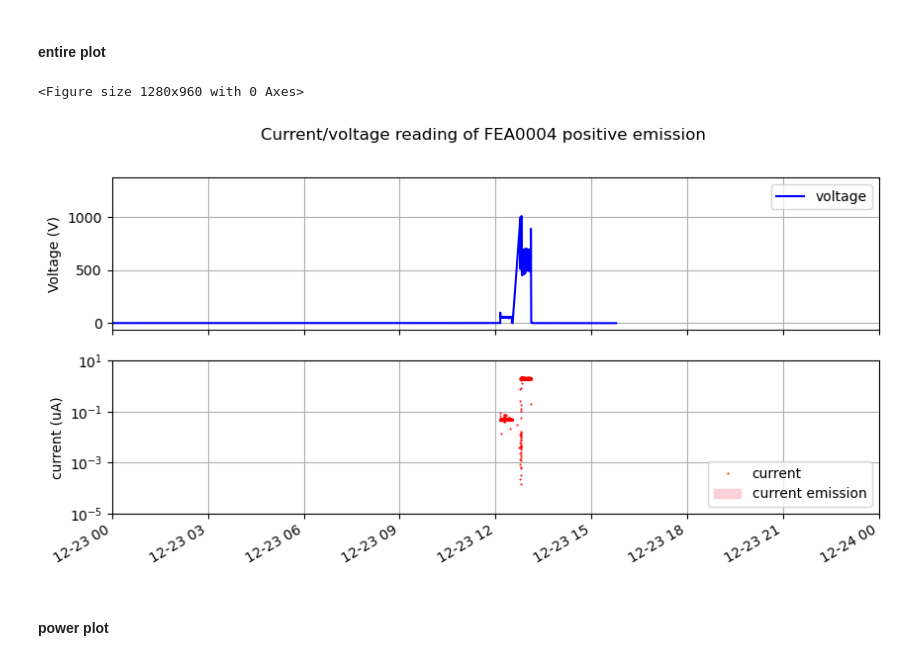
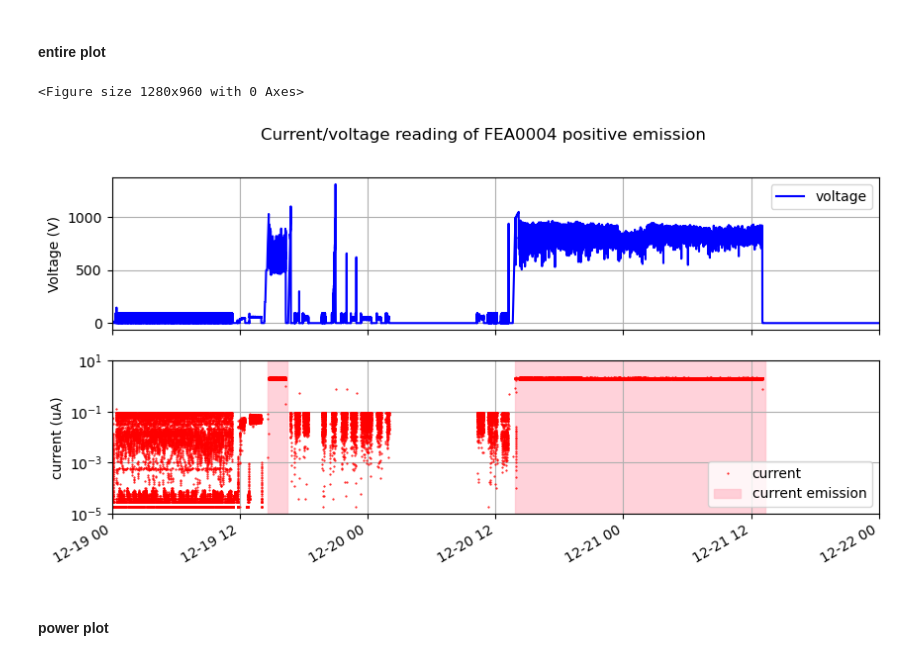
Before and after one commit to Kyatn/FEA-analysis, a Jupyter notebook: 241227_4FEA_LXe.ipynb, the cells around one changed output. Drawn from its saved outputs; the diff is of its cells as text; code cells hidden in the pictures.

```diff
--- a/241227_4FEA_LXe.ipynb
+++ b/241227_4FEA_LXe.ipynb
@@ -1251,36 +1253,36 @@ ts1 = '24/12/20-13:50:11'
 te1 = '24/12/21-13:20:21'
 ax2.axvspan(datetime.strptime(ts1, '%y/%m/%d-%H:%M:%S'), datetime.strptime(te1, '%y/%m/%d-%H:%M:%S'), alpha=0.7, color='pink', label = 'current emission')
 
 ts2 = '24/12/19-14:38:11'
 te2 = '24/12/19-16:25:21'
 ax2.axvspan(datetime.strptime(ts2, '%y/%m/%d-%H:%M:%S'), datetime.strptime(te2, '%y/%m/%d-%H:%M:%S'), alpha=0.7, color='pink')
 
 ts3 = '24/09/09-08:35:11'
 te3 = '24/09/09-20:18:21'
 #ax2.axvspan(datetime.strptime(ts3, '%y/%m/%d-%H:%M:%S'), datetime.strptime(te3, '%y/%m/%d-%H:%M:%S'), alpha=0.7, color='pink')
 
 
 fig.suptitle(f"Current/voltage reading of {FEA_name} positive emission")
 ax1.set_ylabel('Voltage (V)')
 ax2.set_ylabel('current (uA)')
 #ax1.set_yscale('log')
 ax2.set_yscale('log')
 #ax1.set_ylim(300)
 ax2.set_ylim([1e-5, 10])
 
-ax1.set_xlim([date(2024,12,23), date(2024,12,24)])
+ax1.set_xlim([date(2024,12,19), date(2024,12,22)])
 
 ax1.grid()
 ax2.grid()
 ax1.legend()
 ax2.legend(loc='lower right')
 
 plt.gcf().autofmt_xdate()
-#plt.savefig(f"{FEA_name}_LXePlot_all.jpg", format='jpg')
+plt.savefig(f"{FEA_name}_LXePlot_all", dpi=500)
 plt.show()
 # %% [output]
 <Figure size 1280x960 with 0 Axes>
-[figure, old version]
+[figure, new version]
 # %% [markdown]
 #### power plot
 # %%
```
Also changed, not shown: parts of 14 cells of this notebook, 15 other files.
